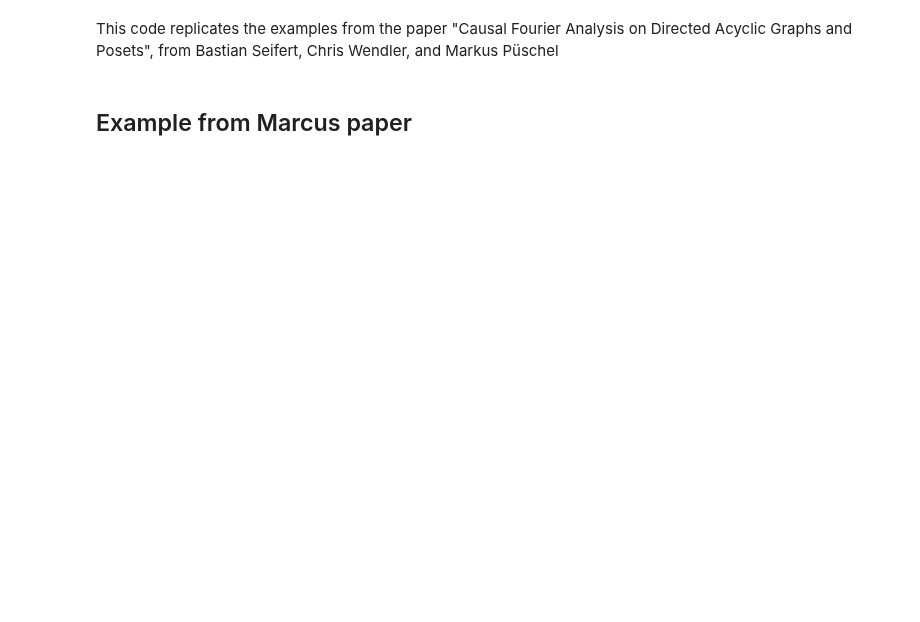
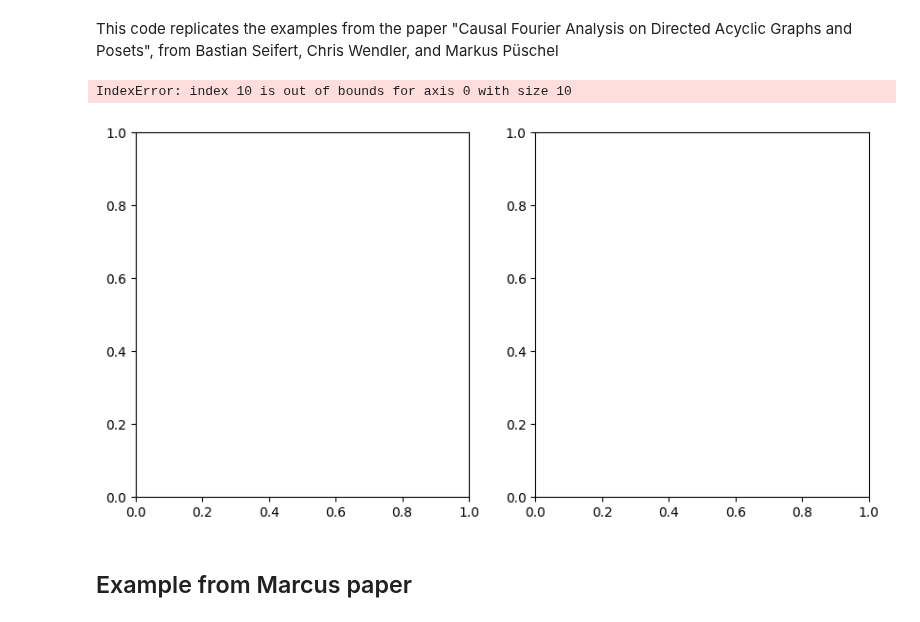
Before and after one commit to reysam93/dag_conv_nn, a Jupyter notebook: example_GSOs.ipynb, the cells around one changed output. Cells and saved outputs as stored; diff of their text form; code cells hidden in the pictures; blank space fills up the shorter version.

```diff
--- a/example_GSOs.ipynb
+++ b/example_GSOs.ipynb
@@ -7,6 +7,21 @@ import networkx as nx
 import matplotlib.pyplot as plt
 
 import src.dag_utils as dag_utils
+# %%
+idx=10
+fig, axes = plt.subplots(1, 2, figsize=(10, 5))
+axes[0].imshow(GSOs[idx,:,:])
+axes[0].set_title('Adjacency matrix')
+axes[0].grid(False)
+cbar1 = fig.colorbar(axes[0].imshow(GSOs[idx,:,:]), ax=axes[0])
+
+axes[1].imshow(GSOs2[idx,:,:])
+axes[1].set_title('Transitive Closure (Polution)')
+axes[1].grid(False)
+cbar2 = fig.colorbar(axes[1].imshow(GSOs2[idx,:,:]), ax=axes[1])
+# %% [output]
+IndexError: index 10 is out of bounds for axis 0 with size 10
+[figure, added]
 # %% [markdown]
 ## Example from Marcus paper
 # %%
```
Also changed, not shown: parts of 9 cells of this notebook.
